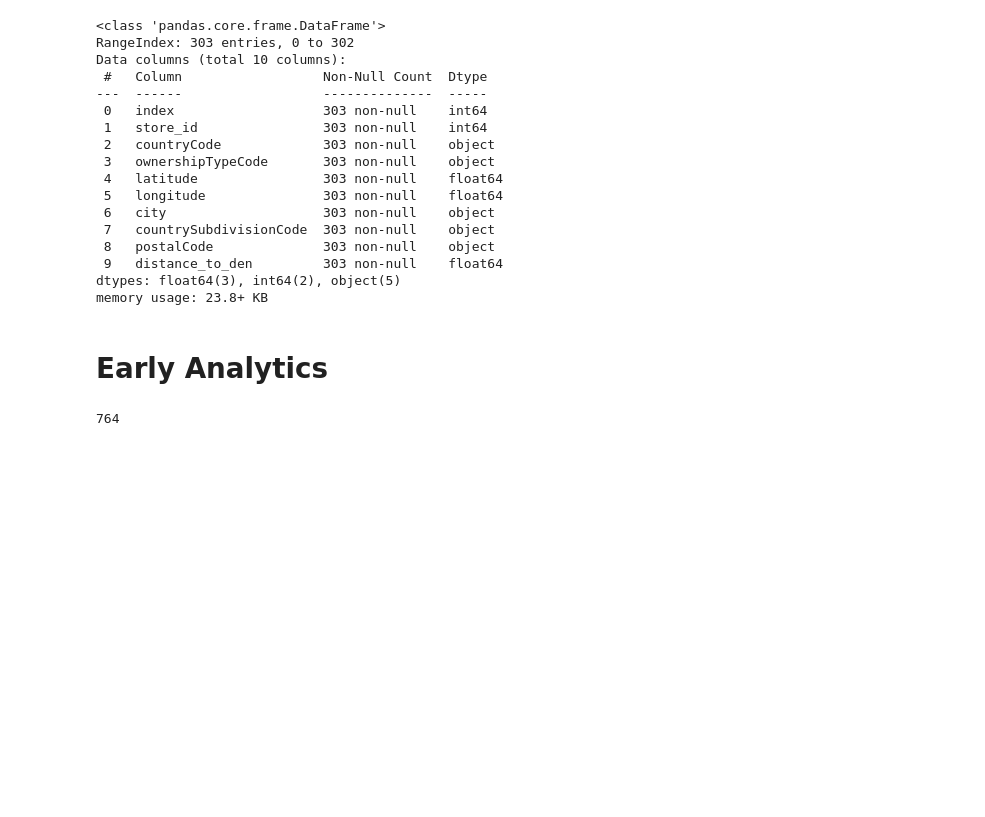
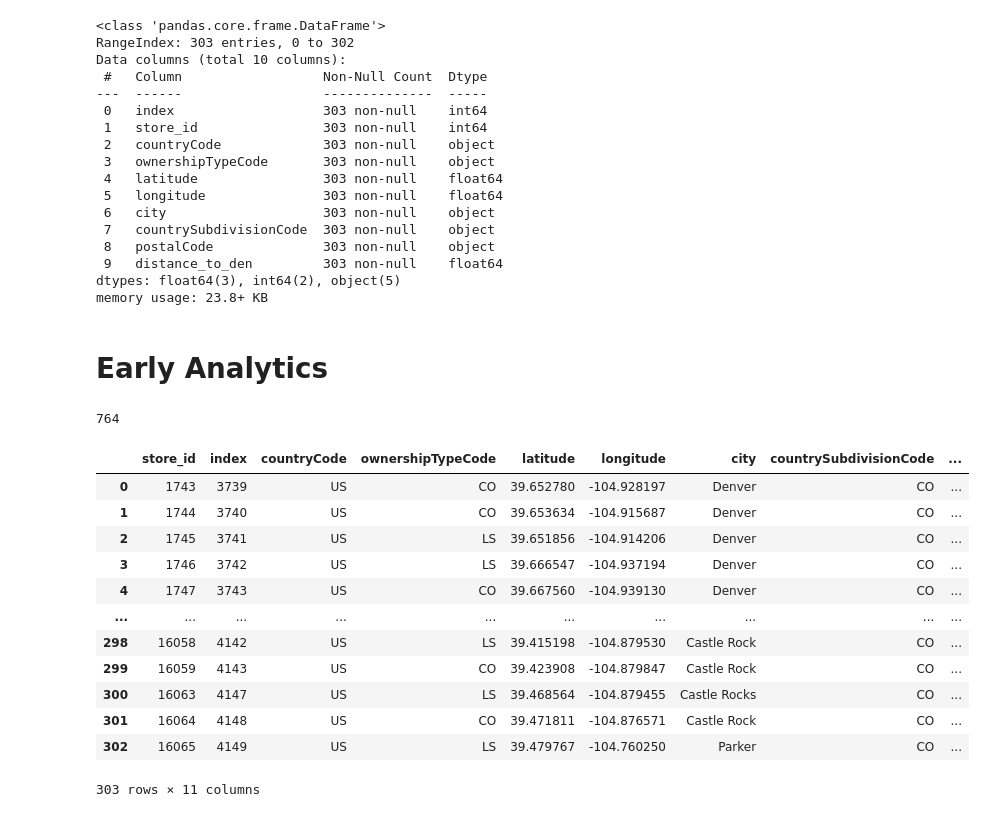
Before and after one commit to mdipinto1/m.c-squared, a Jupyter notebook: data_cleaning_notebook_md.ipynb, the cells around one changed output. Cells and saved outputs as stored; diff of their text form; code cells hidden in the pictures; blank space fills up the shorter version.

Commit message:
refined export indicies. Tested import strategy

```diff
--- a/data_cleaning_notebook_md.ipynb
+++ b/data_cleaning_notebook_md.ipynb
@@ -351,0 +347,20 @@ starbucks_df.to_csv('./Clean_Data/Starbucks_Data.csv')
+# %%
+import ast
+test_read_sb = pd.read_csv('./Clean_Data/Starbucks_Data.csv')
+test_read_sb['airbnb_distances'] = test_read_sb['airbnb_distances'].apply(ast.literal_eval)
+# %%
+test_read_sb
+# %% [output]
+|  | store_id | index | countryCode | ownershipTypeCode | latitude | longitude | city | countrySubdivisionCode | ... |
+| 0 | 1743 | 3739 | US | CO | 39.652780 | -104.928197 | Denver | CO | ... |
+| 1 | 1744 | 3740 | US | CO | 39.653634 | -104.915687 | Denver | CO | ... |
+| 2 | 1745 | 3741 | US | LS | 39.651856 | -104.914206 | Denver | CO | ... |
+| 3 | 1746 | 3742 | US | LS | 39.666547 | -104.937194 | Denver | CO | ... |
+| 4 | 1747 | 3743 | US | CO | 39.667560 | -104.939130 | Denver | CO | ... |
+| ... | ... | ... | ... | ... | ... | ... | ... | ... | ... |
+| 298 | 16058 | 4142 | US | LS | 39.415198 | -104.879530 | Castle Rock | CO | ... |
+| 299 | 16059 | 4143 | US | CO | 39.423908 | -104.879847 | Castle Rock | CO | ... |
+| 300 | 16063 | 4147 | US | LS | 39.468564 | -104.879455 | Castle Rocks | CO | ... |
+| 301 | 16064 | 4148 | US | CO | 39.471811 | -104.876571 | Castle Rock | CO | ... |
+| 302 | 16065 | 4149 | US | LS | 39.479767 | -104.760250 | Parker | CO | ... |
+303 rows × 11 columns
```
Also changed, not shown: parts of 8 cells of this notebook, 3 other files.
